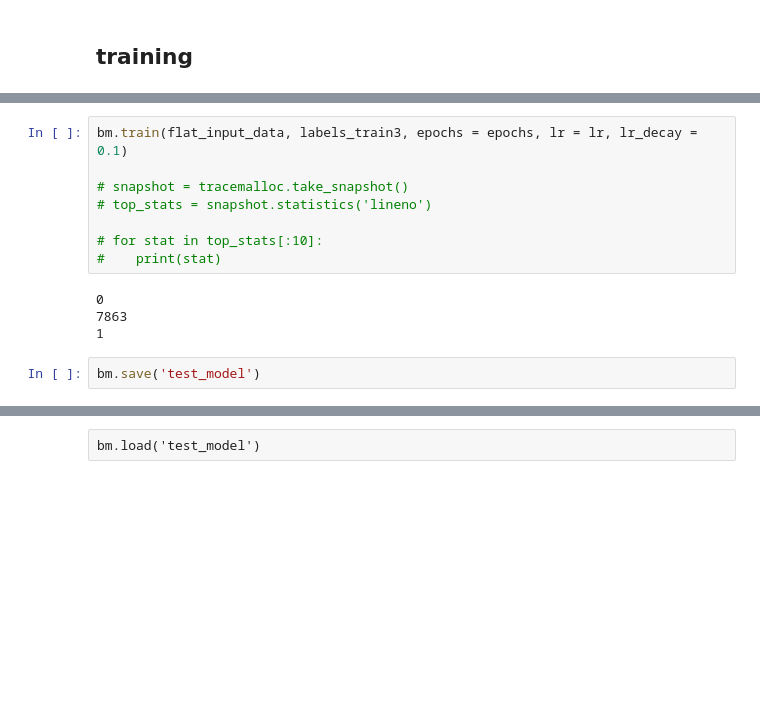
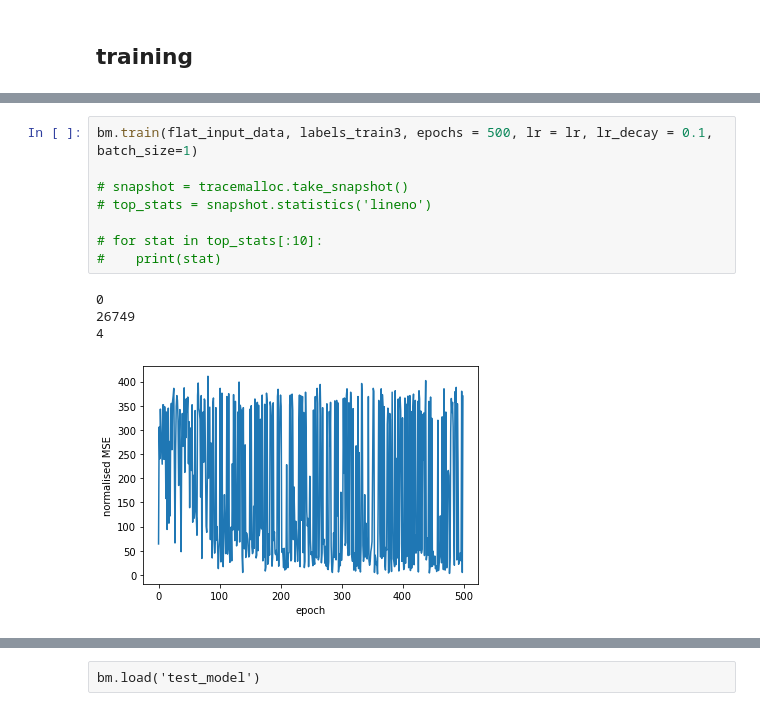
Before and after one commit to JohnFNovak/QRBM, a Jupyter notebook: qrmb_classification.ipynb, the cells around one changed output, grey strips where cells are left out. Drawn from its saved outputs; the diff is of its cells as text; blank space fills up the shorter version.

```diff
--- a/qrmb_classification.ipynb
+++ b/qrmb_classification.ipynb
@@ -192,14 +206,13 @@ bm = ClassQRBM(flat_input_data[0], digits, n_hidden=n_hidden, qpu=qpu)
 # %%
-bm.train(flat_input_data, labels_train3, epochs = epochs, lr = lr, lr_decay = 0.1)
+bm.train(flat_input_data, labels_train3, epochs = 500, lr = lr, lr_decay = 0.1, batch_size=1)
 
 # snapshot = tracemalloc.take_snapshot()
 # top_stats = snapshot.statistics('lineno')
 
 # for stat in top_stats[:10]:
 #    print(stat)
 # %% [output]
 0
-7863
-1
+26749
+4
+[figure, added]
-# %%
-bm.save('test_model')
```
Also changed, not shown: parts of 11 cells of this notebook, 2 other files.
